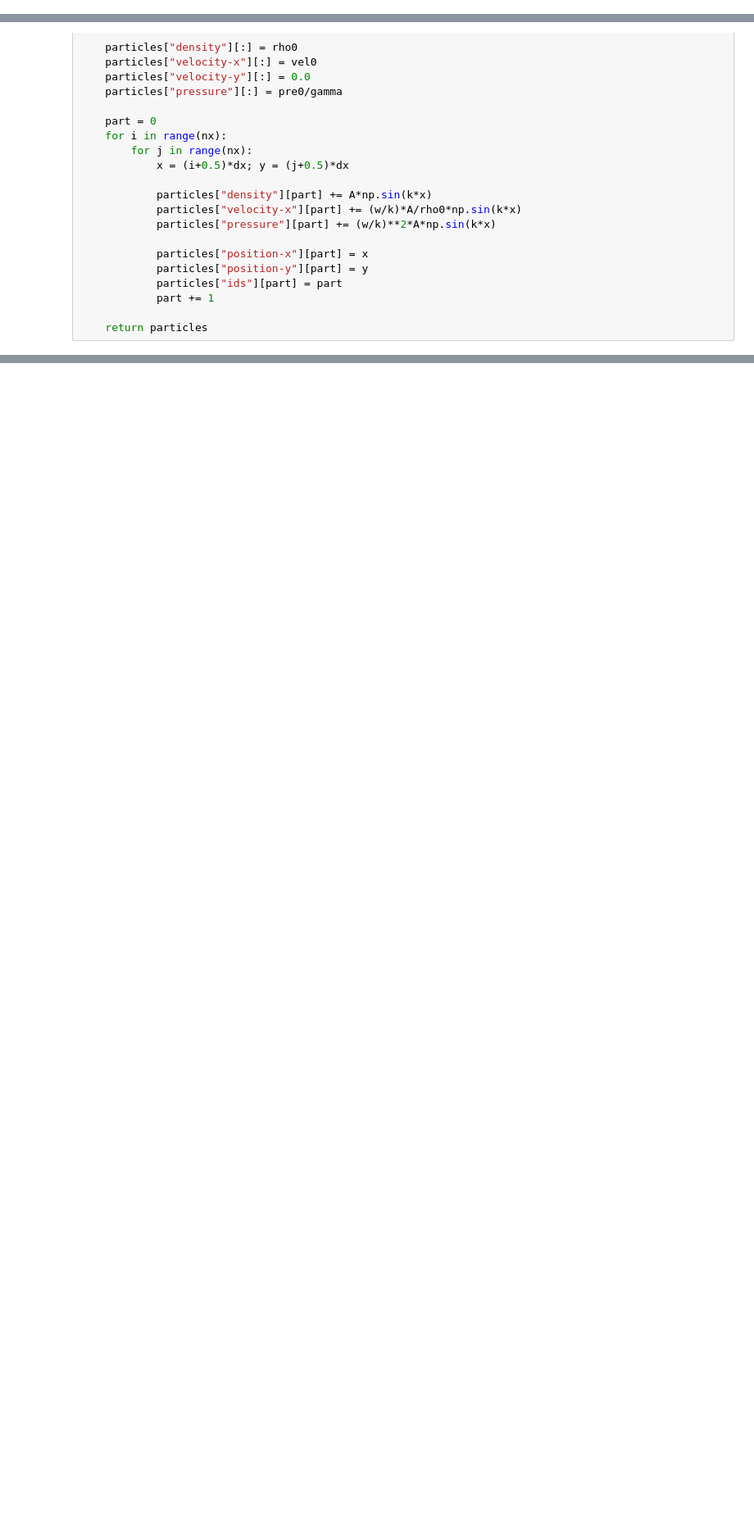
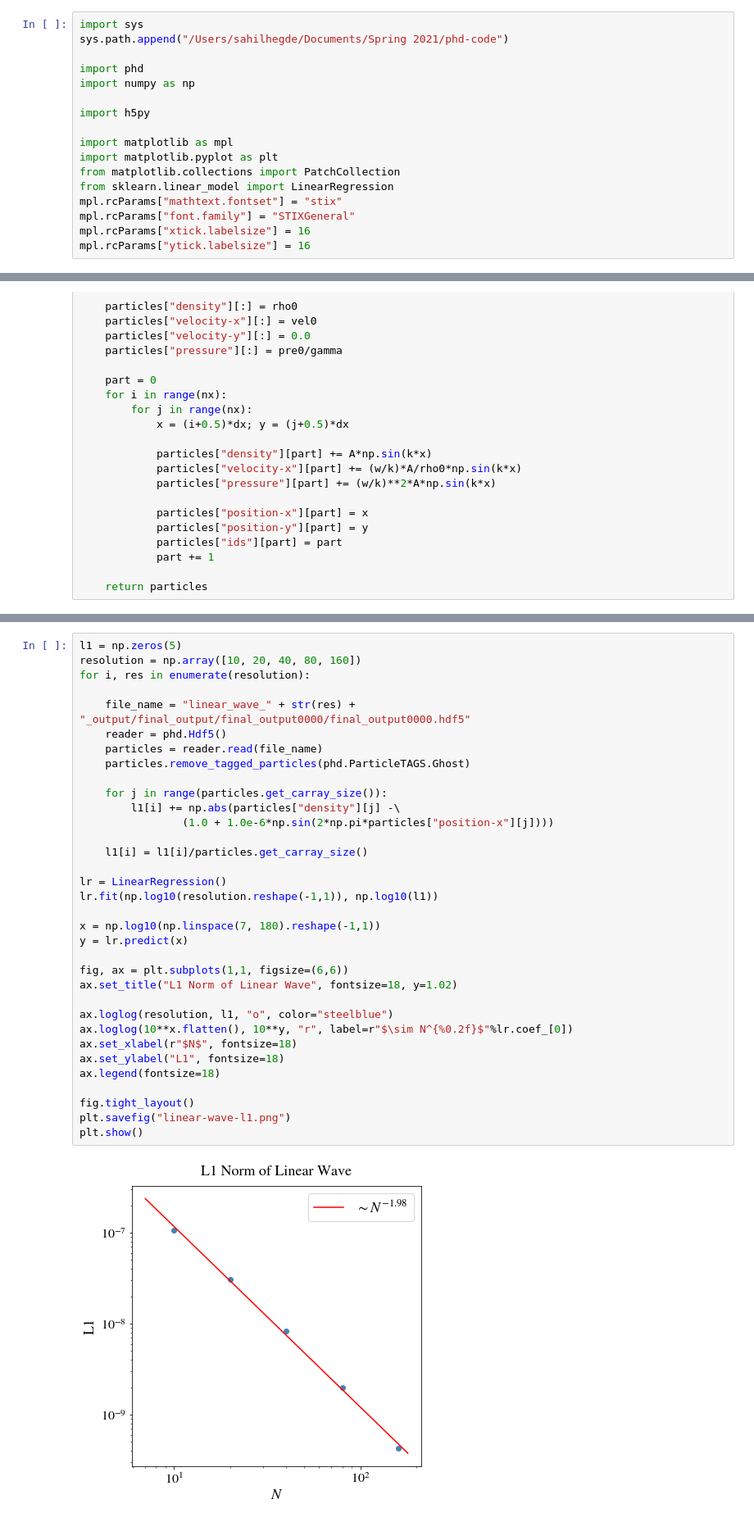
Before and after one commit to phd-code/phd-code.github.io, a Jupyter notebook: notebooks_tests/linear_wave/Linear Wave Test.ipynb, the cells around one changed output, grey strips where cells are left out. Shown at 82% size. Saved outputs shown, nothing was run; the diff lists cells and outputs as text; blank space fills up the shorter version.

Commit message:
updated some dict syntax, ran tests, fixed linear wave

```diff
--- a/notebooks_tests/linear_wave/Linear Wave Test.ipynb
+++ b/notebooks_tests/linear_wave/Linear Wave Test.ipynb
@@ -8,3 +1,20 @@ ModuleNotFoundError: No module named 'phd'
+# %%
+import sys
+sys.path.append("/Users/sahilhegde/Documents/Spring 2021/phd-code")
+
+import phd
+import numpy as np
+
+import h5py
+
+import matplotlib as mpl
+import matplotlib.pyplot as plt
+from matplotlib.collections import PatchCollection
+from sklearn.linear_model import LinearRegression
+mpl.rcParams["mathtext.fontset"] = "stix"
+mpl.rcParams["font.family"] = "STIXGeneral"
+mpl.rcParams["xtick.labelsize"] = 16
+mpl.rcParams["ytick.labelsize"] = 16
 # %%
 def create_particles(gamma, nx=10):
 
@@ -88,0 +117,36 @@ for i in [10, 20, 40, 80, 160]:
+# %%
+l1 = np.zeros(5)
+resolution = np.array([10, 20, 40, 80, 160])
+for i, res in enumerate(resolution):
+
+    file_name = "linear_wave_" + str(res) + "_output/final_output/final_output0000/final_output0000.hdf5"
+    reader = phd.Hdf5()
+    particles = reader.read(file_name)
+    particles.remove_tagged_particles(phd.ParticleTAGS.Ghost)
+
+    for j in range(particles.get_carray_size()):
+        l1[i] += np.abs(particles["density"][j] -\
+                (1.0 + 1.0e-6*np.sin(2*np.pi*particles["position-x"][j])))
+
+    l1[i] = l1[i]/particles.get_carray_size()
+
+lr = LinearRegression()
+lr.fit(np.log10(resolution.reshape(-1,1)), np.log10(l1))
+
+x = np.log10(np.linspace(7, 180).reshape(-1,1))
+y = lr.predict(x)
+
+fig, ax = plt.subplots(1,1, figsize=(6,6))
+ax.set_title("L1 Norm of Linear Wave", fontsize=18, y=1.02)
+
+ax.loglog(resolution, l1, "o", color="steelblue")
+ax.loglog(10**x.flatten(), 10**y, "r", label=r"$\sim N^{%0.2f}$"%lr.coef_[0])
+ax.set_xlabel(r"$N$", fontsize=18)
+ax.set_ylabel("L1", fontsize=18)
+ax.legend(fontsize=18)
+
+fig.tight_layout()
+plt.savefig("linear-wave-l1.png")
+plt.show()
+# %% [output]
+[figure, added]
```
Also changed, not shown: parts of 4 cells of this notebook, 6 other files.
